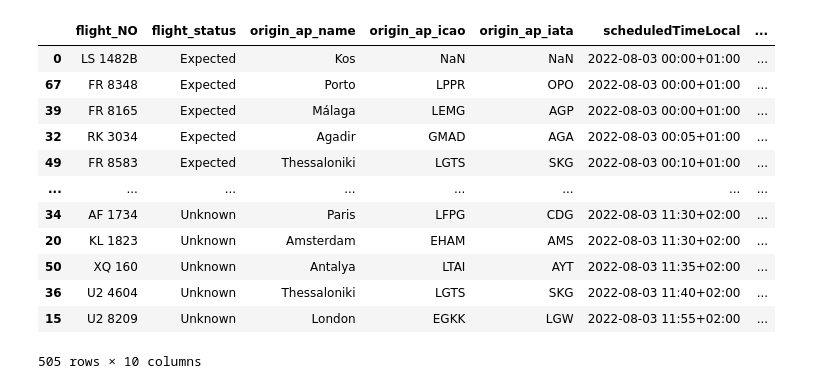
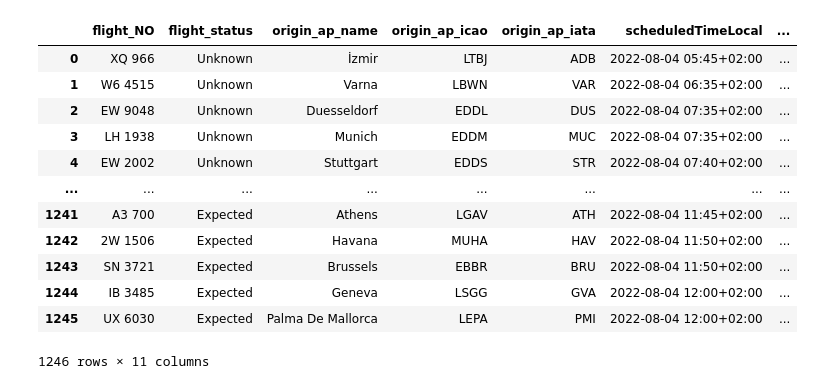
Before and after one commit to sherwan-m/Gans-Co-Project, a Jupyter notebook: gans_tomorrow.ipynb, the cells around one changed output. Cells and saved outputs as stored; diff of their text form; code cells hidden in the pictures.

```diff
--- a/gans_tomorrow.ipynb
+++ b/gans_tomorrow.ipynb
@@ -24,13 +24,13 @@ def weather_forcast(list_of_cities):
 
     cities_list  = []
     weather_list = []
-
+    error =[]
     for city in list_of_cities :
         city_r = requests.get(f"http://api.openweathermap.org/data/2.5/forecast?q={city}&appid={my_openweather_api_key}&units=metric")
 
         if city_r.status_code != 200:
-            return np.nan
-
+            error.append(city+" got errpr code: "+ str(city_r.status_code))
+            break
 
         city_j = city_r.json()
 
@@ -64,7 +64,7 @@ def weather_forcast(list_of_cities):
     df_cities = pd.json_normalize(cities_list)
     df_cities.rename(columns={'id':'city_id'}, inplace=True)
 
-    return df_weather,df_cities
+    return df_weather,df_cities,error
 # %%
 def get_citys_airports(city_name, country_iso2, city_id):
 
@@ -94,8 +97,8 @@ def get_citys_airports(city_name, country_iso2, city_id):
 def get_arrival_flights(icao, city_id):
 
     # make api call to receive flight information
-    result_df = pd.DataFrame(columns=['flight_NO', 'flight_status', 'origin_ap_name', 'origin_ap_icao', 'origin_ap_iata', 'scheduledTimeLocal',
-                                    'scheduledTimeUtc',
+    empty_df = pd.DataFrame(columns=['flight_NO', 'flight_status', 'origin_ap_name', 'origin_ap_icao', 'origin_ap_iata', 'scheduledTimeLocal',
+                                    'scheduledTimeUtc', 'terminal',
                                     'airline_name','aircraf_model', 'city_id'])
 
     dt_start,dt_middle,dt_end = get_tomorrow()
@@ -110,28 +113,38 @@ def get_arrival_flights(icao, city_id):
 
     arrivals_r = requests.request("GET", url, headers=headers, params=querystring)
 
+    error = []
 
     if arrivals_r.status_code != 200:
-        return result_df
+        error.append(icao + " got errpr code: " + str(arrivals_r.status_code))
+        return empty_df,error
 
     arrivals_j = arrivals_r.json()
 
     if len(arrivals_j['arrivals'])==0:
-        return result_df
+        error.append(icao + " has no flight")
+        return empty_df,error
 
     arrivals_df = pd.json_normalize(arrivals_j['arrivals']).sort_values(by='movement.scheduledTimeLocal')
 
+
     # clean df
     # arrivals_df = arrivals_df.loc[lambda df_ : df_['isCargo']== False]
-    arrivals_df = arrivals_df[['number', 'status',
+
+    try: arrivals_df = arrivals_df[['number', 'status',
+                    'movement.airport.name','movement.airport.icao', 'movement.airport.iata',
+                    'movement.scheduledTimeLocal', 'movement.scheduledTimeUtc', 'movement.terminal'
+                    'airline.name', 'aircraft.model']]
+    except: arrivals_df = arrivals_df[['number', 'status',
                     'movement.airport.name','movement.airport.icao', 'movement.airport.iata',
                     'movement.scheduledTimeLocal', 'movement.scheduledTimeUtc',
                     'airline.name', 'aircraft.model']]
+
     rename_dict= {'number':'flight_NO', 'status':'flight_status',
                     'movement.airport.name' : 'origin_ap_name','movement.airport.icao' : 'origin_ap_icao', 'movement.airport.iata':'origin_ap_iata',
-                    'movement.scheduledTimeLocal' : 'scheduledTimeLocal', 'movement.scheduledTimeUtc' : 'scheduledTimeUtc',
+                    'movement.scheduledTimeLocal' : 'scheduledTimeLocal', 'movement.scheduledTimeUtc' : 'scheduledTimeUtc', 'movement.terminal': 'terminal',
                     'airline.name':'airline_name', 'aircraft.model' :'aircraf_model'}
     arrivals_df.rename(columns=rename_dict , inplace=True)
     arrivals_df['city_id']=city_id
 
-    return arrivals_df
+    return arrivals_df,error
@@ -141,3 +151,7 @@ weather_df, cities_df = weather_forcast(['LONDON', 'BERLIN'])
+# %%
+#PART1
+cities = ['Berlin','Paris','Amsterdam','Barcelona','Rome','Lisbon','Prague','Vienna','Madrid']
+weather_data, cities_df ,cities_error= weather_forcast(cities)
 # %%
 cities_df
 # %% [output]
@@ -149,8 +170,10 @@ cities_df
 
 airports_df = pd.DataFrame(columns=['icao','iata','airport_name','shortName','city_name','countryCode','location.lat','location.lon', 'city_id'])
 
+# airports_df = pd.concat([get_citys_airports(city['name'] ,city['country'],city['city_id']) for index,city in cities_df.iterrows()])
+
 for index,city in cities_df.iterrows():
-    city_airports = get_citys_airports(city['name'] ,city['country'],city['city_id'])
+    city_airports, airport_error = get_citys_airports(city['name'] ,city['country'],city['city_id'])
     airports_df = pd.concat([airports_df,city_airports])
 airports_df.reset_index(drop=True, inplace=True)
 airports_df
@@ -167,26 +198,26 @@ airports_df
 # %%
 #PART3
 arrival_flights_df = pd.DataFrame(columns=['flight_NO', 'flight_status', 'origin_ap_name', 'origin_ap_icao', 'origin_ap_iata','scheduledTimeLocal',
-                                    'scheduledTimeUtc','airline_name','aircraf_model', 'city_id'])
+                                    'scheduledTimeUtc', 'terminal' , 'airline_name','aircraf_model', 'city_id'])
 for index,airport in airports_df.iterrows():
-    arrival_flights = get_arrival_flights(airport['icao'] , airport['city_id'])
+    arrival_flights,flights_error = get_arrival_flights(airport['icao'] , airport['city_id'])
     arrival_flights_df = pd.concat([arrival_flights_df,arrival_flights])
 arrival_flights_df.reset_index(drop=True, inplace=True)
 arrival_flights_df
 # %% [output]
 |  | flight_NO | flight_status | origin_ap_name | origin_ap_icao | origin_ap_iata | scheduledTimeLocal | ... |
-| 0 | LS 1482B | Expected | Kos | NaN | NaN | 2022-08-03 00:00+01:00 | ... |
-| 67 | FR 8348 | Expected | Porto | LPPR | OPO | 2022-08-03 00:00+01:00 | ... |
-| 39 | FR 8165 | Expected | Málaga | LEMG | AGP | 2022-08-03 00:00+01:00 | ... |
-| 32 | RK 3034 | Expected | Agadir | GMAD | AGA | 2022-08-03 00:05+01:00 | ... |
-| 49 | FR 8583 | Expected | Thessaloniki | LGTS | SKG | 2022-08-03 00:10+01:00 | ... |
+| 0 | XQ 966 | Unknown | İzmir | LTBJ | ADB | 2022-08-04 05:45+02:00 | ... |
+| 1 | W6 4515 | Unknown | Varna | LBWN | VAR | 2022-08-04 06:35+02:00 | ... |
+| 2 | EW 9048 | Unknown | Duesseldorf | EDDL | DUS | 2022-08-04 07:35+02:00 | ... |
+| 3 | LH 1938 | Unknown | Munich | EDDM | MUC | 2022-08-04 07:35+02:00 | ... |
+| 4 | EW 2002 | Unknown | Stuttgart | EDDS | STR | 2022-08-04 07:40+02:00 | ... |
 | ... | ... | ... | ... | ... | ... | ... | ... |
-| 34 | AF 1734 | Unknown | Paris | LFPG | CDG | 2022-08-03 11:30+02:00 | ... |
-| 20 | KL 1823 | Unknown | Amsterdam | EHAM | AMS | 2022-08-03 11:30+02:00 | ... |
-| 50 | XQ 160 | Unknown | Antalya | LTAI | AYT | 2022-08-03 11:35+02:00 | ... |
-| 36 | U2 4604 | Unknown | Thessaloniki | LGTS | SKG | 2022-08-03 11:40+02:00 | ... |
-| 15 | U2 8209 | Unknown | London | EGKK | LGW | 2022-08-03 11:55+02:00 | ... |
+| 1241 | A3 700 | Expected | Athens | LGAV | ATH | 2022-08-04 11:45+02:00 | ... |
+| 1242 | 2W 1506 | Expected | Havana | MUHA | HAV | 2022-08-04 11:50+02:00 | ... |
+| 1243 | SN 3721 | Expected | Brussels | EBBR | BRU | 2022-08-04 11:50+02:00 | ... |
+| 1244 | IB 3485 | Expected | Geneva | LSGG | GVA | 2022-08-04 12:00+02:00 | ... |
+| 1245 | UX 6030 | Expected | Palma De Mallorca | LEPA | PMI | 2022-08-04 12:00+02:00 | ... |
-505 rows × 10 columns
+1246 rows × 11 columns
 # %%
 from IPython.display import JSON
 JSON(response.json())
```
Also changed, not shown: parts of 5 cells of this notebook.
